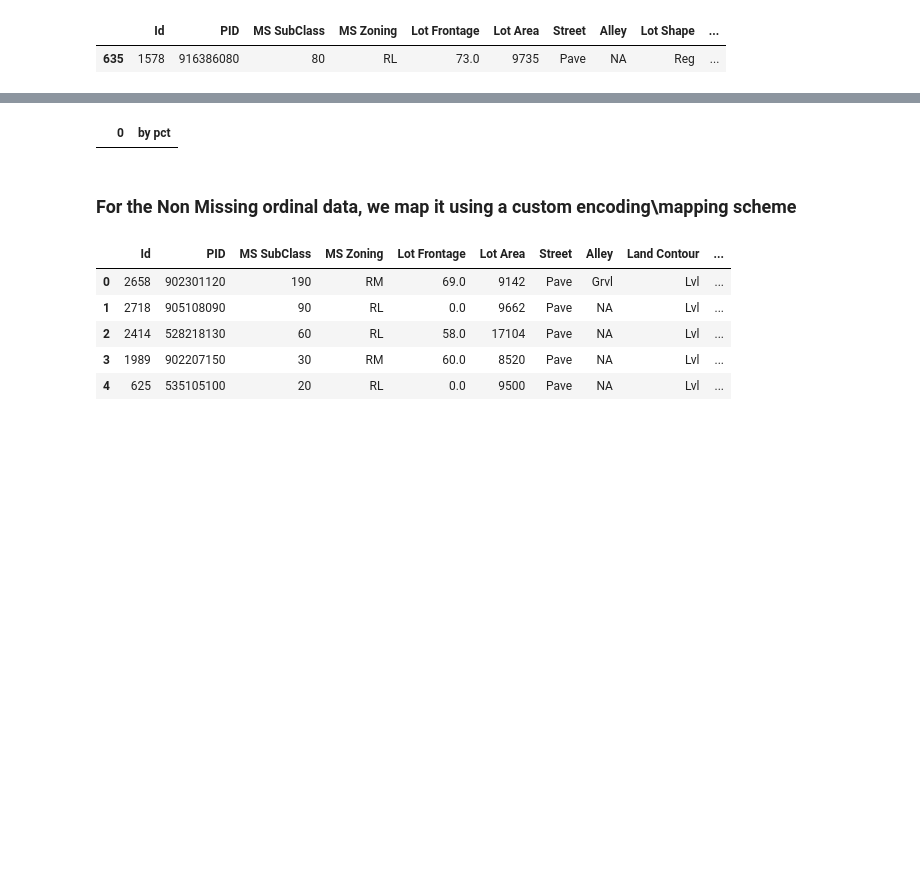
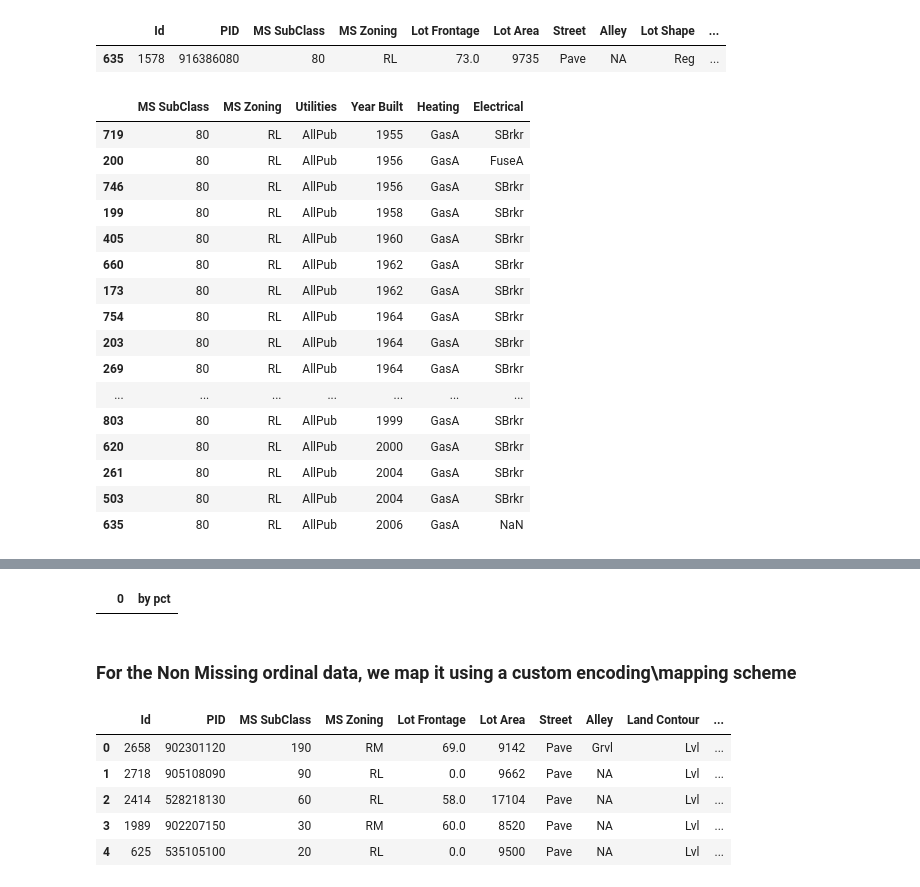
Before and after one commit to randyneo17/GA_DSI14_Projects, a Jupyter notebook: Project_2/Project_2.ipynb, the cells around one changed output, grey strips where cells are left out. Saved outputs shown, nothing was run; the diff lists cells and outputs as text; code cells hidden in the pictures; blank space fills up the shorter version.

```diff
--- a/Project_2/Project_2.ipynb
+++ b/Project_2/Project_2.ipynb
@@ -1068,5 +1070,23 @@ df_test[df_test['Electrical'].isnull()]
 # %% [output]
 |  | Id | PID | MS SubClass | MS Zoning | Lot Frontage | Lot Area | Street | Alley | Lot Shape | ... |
 | 635 | 1578 | 916386080 | 80 | RL | 73.0 | 9735 | Pave | NA | Reg | ... |
-# %%
-df_test.drop(635,inplace=True)
+# %%
+df_test[(df_test['MS SubClass']==80) & (df_test['MS Zoning']=='RL')][['MS SubClass','MS Zoning','Utilities','Year Built','Heating','Electrical']].sort_values('Year Built')
+# %% [output]
+|  | MS SubClass | MS Zoning | Utilities | Year Built | Heating | Electrical |
+| 719 | 80 | RL | AllPub | 1955 | GasA | SBrkr |
+| 200 | 80 | RL | AllPub | 1956 | GasA | FuseA |
+| 746 | 80 | RL | AllPub | 1956 | GasA | SBrkr |
+| 199 | 80 | RL | AllPub | 1958 | GasA | SBrkr |
+| 405 | 80 | RL | AllPub | 1960 | GasA | SBrkr |
+| 660 | 80 | RL | AllPub | 1962 | GasA | SBrkr |
+| 173 | 80 | RL | AllPub | 1962 | GasA | SBrkr |
+| 754 | 80 | RL | AllPub | 1964 | GasA | SBrkr |
+| 203 | 80 | RL | AllPub | 1964 | GasA | SBrkr |
+| 269 | 80 | RL | AllPub | 1964 | GasA | SBrkr |
+| ... | ... | ... | ... | ... | ... | ... |
+| 803 | 80 | RL | AllPub | 1999 | GasA | SBrkr |
+| 620 | 80 | RL | AllPub | 2000 | GasA | SBrkr |
+| 261 | 80 | RL | AllPub | 2004 | GasA | SBrkr |
+| 503 | 80 | RL | AllPub | 2004 | GasA | SBrkr |
+| 635 | 80 | RL | AllPub | 2006 | GasA | NaN |
```
Also changed, not shown: parts of 95 cells of this notebook, 1 other file.
